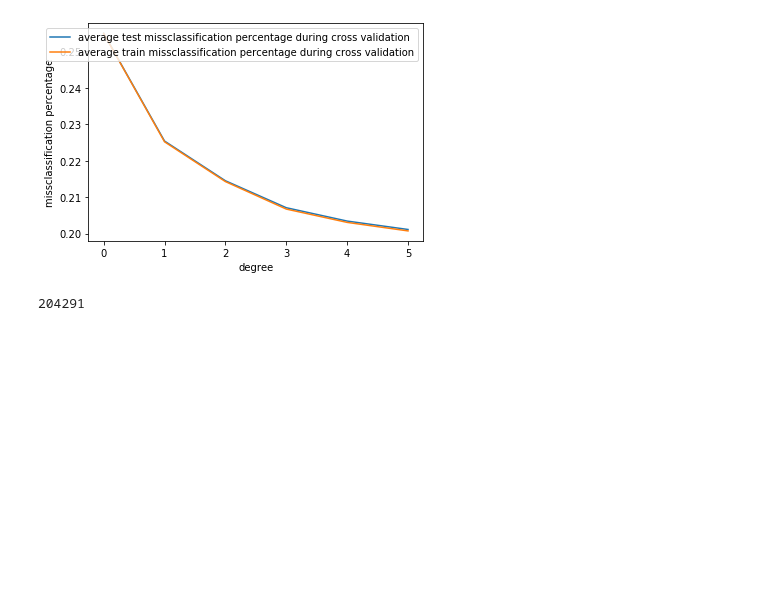
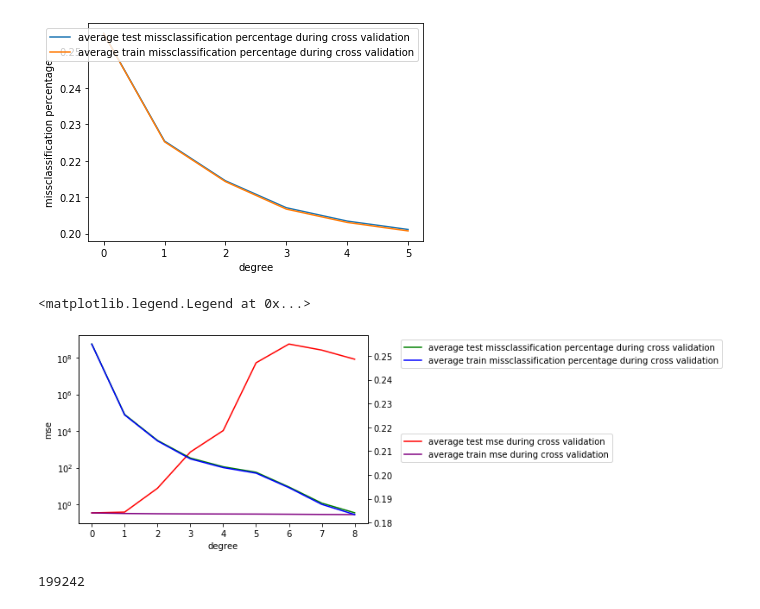
Before and after one commit to KamranSattary/ML-CS-433-Project-1, a Jupyter notebook: src/Ridge Regression.ipynb, the cells around one changed output. Cells and saved outputs as stored; diff of their text form; code cells hidden in the pictures; blank space fills up the shorter version.

```diff
--- a/src/Ridge Regression.ipynb
+++ b/src/Ridge Regression.ipynb
@@ -125,8 +125,8 @@ def ridge_regression(y, tx, lambda_):
 # same idea with degrees
 import pickle
 
-lambdas = np.logspace(-25,2,10)
-degrees = np.arange(1,7)
+lambdas = np.array([1e-20]) #np.logspace(-25,2,10)
+degrees = np.arange(1,10)
 seed = 12
 k_fold = 7
 
@@ -143,7 +143,6 @@ def cross_validation(y, x, k_indices, k, lambda_, degree):
 
     tx_tr = build_poly(x_tr, degree)
     tx_te = build_poly(x_te, degree)
-    initial_w = np.ones(tx_tr.shape[1])
 
     w = ridge_regression(y_tr, tx_tr, lambda_)
 
@@ -152,6 +151,7 @@ def cross_validation(y, x, k_indices, k, lambda_, degree):
 
     y_tr_pred = predict(tx_tr, w)
     y_te_pred = predict(tx_te, w)
+    print(np.min(y_te_pred),np.max(y_te_pred))
 
     y_tr_pred[np.where(y_tr_pred <= 0)] = -1
     y_tr_pred[np.where(y_tr_pred > 0)] = 1
@@ -195,6 +195,7 @@ def cross_validation_demo():
             for k in range(k_fold):
                 #print(f'Fold {k}/{k_fold}')
                 loss_tr, loss_te, w, loss_tr_acc, loss_te_acc = cross_validation(y, x, k_indices, k, lambda_, deg)
+
                 loss_te_tmp.append(loss_te)
                 loss_tr_tmp.append(loss_tr)
                 loss_te_acc_tmp.append(loss_te_acc)
@@ -292,6 +288,26 @@ plt.legend(loc="upper right")
 plt.show()
 # %% [output]
 [figure]
+# %%
+import matplotlib.pyplot as plt
+
+fig,ax = plt.subplots()
+
+
+ax.plot(best_losses_te, color='red', label='average test mse during cross validation')
+ax.plot(best_losses_tr, color='purple', label='average train mse during cross validation')
+ax.set_yscale('log')
+ax.set_xlabel('degree')
+ax.set_ylabel('mse')
+ax.legend(bbox_to_anchor=(1.1, 0.5))
+ax2=ax.twinx()
+
+ax2.plot(best_losses_te_acc, color='green', label='average test missclassification percentage during cross validation')
+ax2.plot(best_losses_tr_acc, color='blue', label='average train missclassification percentage during cross validation')
+ax2.legend(bbox_to_anchor=(1.1, 1))
+# %% [output]
+<matplotlib.legend.Legend at 0x...>
+[figure, added]
 # %%
 def predict(tx, w):
     return tx.dot(w)
@@ -302,4 +318,4 @@ y_pred[np.where(y_pred > 0)] = 1
 
 sum(y_pred == y)
 # %% [output]
-204291
+199242
```
Also changed, not shown: parts of 3 cells of this notebook.
